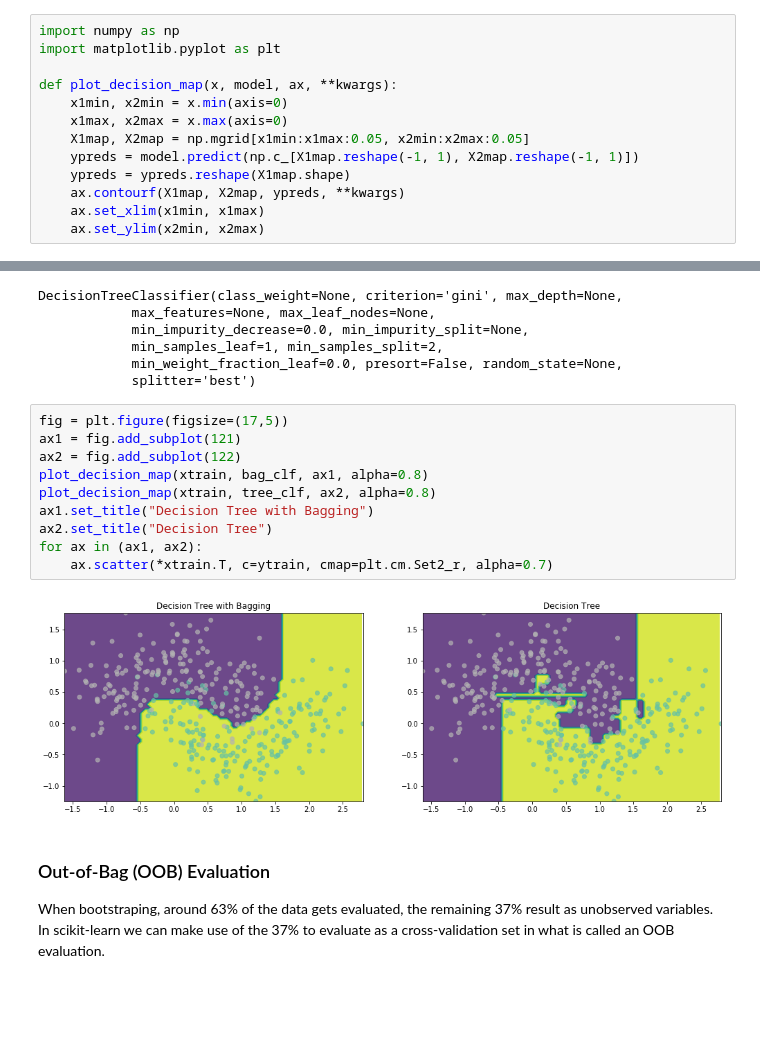
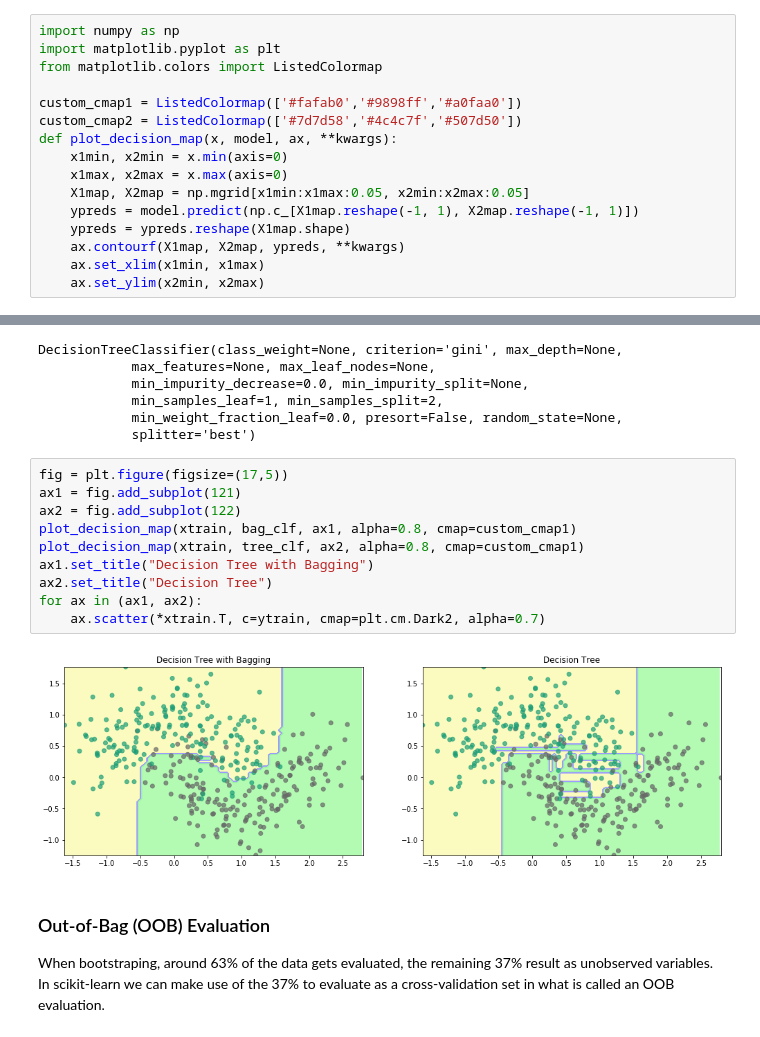
Before and after one commit to gerdm/machine_learning, a Jupyter notebook: scikitlearn_tflow/Ensemble.ipynb, the cells around one changed output, grey strips where cells are left out. Saved outputs shown, nothing was run; the diff lists cells and outputs as text; blank space fills up the shorter version.

Commit message:
add comments in Ensemble notebook; modified graphs; start AdaBoost section

```diff
--- a/scikitlearn_tflow/Ensemble.ipynb
+++ b/scikitlearn_tflow/Ensemble.ipynb
@@ -3,7 +3,10 @@
 # %%
 import numpy as np
 import matplotlib.pyplot as plt
+from matplotlib.colors import ListedColormap
 
+custom_cmap1 = ListedColormap(['#fafab0','#9898ff','#a0faa0'])
+custom_cmap2 = ListedColormap(['#7d7d58','#4c4c7f','#507d50'])
 def plot_decision_map(x, model, ax, **kwargs):
     x1min, x2min = x.min(axis=0)
     x1max, x2max = x.max(axis=0)
@@ -143,15 +156,15 @@ DecisionTreeClassifier(class_weight=None, criterion='gini', max_depth=None,
 # %%
 fig = plt.figure(figsize=(17,5))
 ax1 = fig.add_subplot(121)
 ax2 = fig.add_subplot(122)
-plot_decision_map(xtrain, bag_clf, ax1, alpha=0.8)
-plot_decision_map(xtrain, tree_clf, ax2, alpha=0.8)
+plot_decision_map(xtrain, bag_clf, ax1, alpha=0.8, cmap=custom_cmap1)
+plot_decision_map(xtrain, tree_clf, ax2, alpha=0.8, cmap=custom_cmap1)
 ax1.set_title("Decision Tree with Bagging")
 ax2.set_title("Decision Tree")
 for ax in (ax1, ax2):
-    ax.scatter(*xtrain.T, c=ytrain, cmap=plt.cm.Set2_r, alpha=0.7)
+    ax.scatter(*xtrain.T, c=ytrain, cmap=plt.cm.Dark2, alpha=0.7)
 # %% [output]
-[figure, old version]
+[figure, new version]
 # %% [markdown]
 ### Out-of-Bag (OOB) Evaluation
 
```
Also changed, not shown: parts of 7 cells of this notebook.
